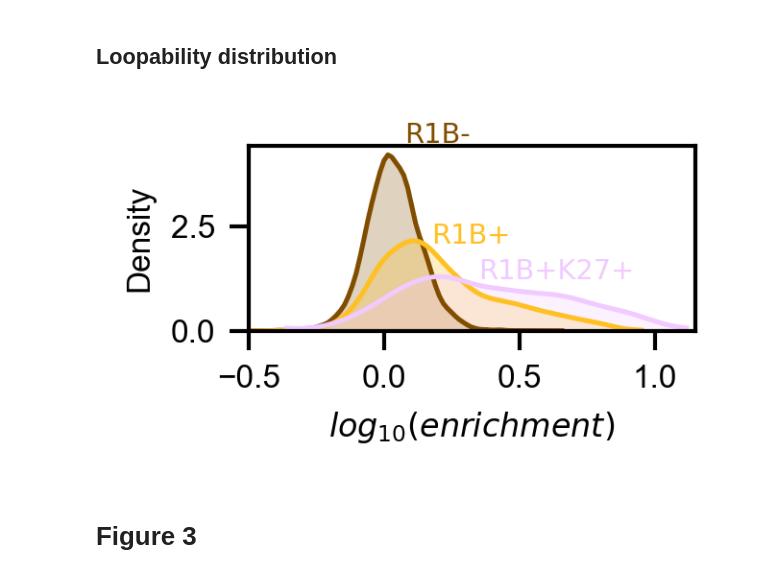
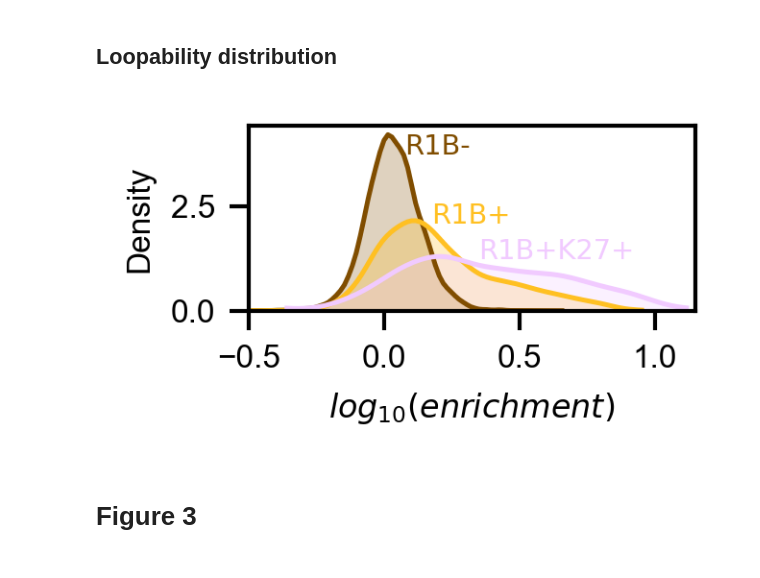
Before and after one commit to Phlya/coolpuppy_paper, a Jupyter notebook: notebook.ipynb, the cells around one changed output. Saved outputs shown, nothing was run; the diff lists cells and outputs as text; code cells hidden in the pictures.

```diff
--- a/notebook.ipynb
+++ b/notebook.ipynb
@@ -462,19 +462,19 @@ plt.savefig('Figure_panels/Fig2D.pdf', bbox_inches='tight')
 # %%
 f, ax = plt.subplots(dpi=300, figsize=(2, 0.85))
 palette = ['#804d00', '#ffc022', '#f1caff']
-locs = [(0.075, 4.5), (0.175, 2.1), (0.35, 1.25)]
+locs = [(0.075, 3.75), (0.175, 2.1), (0.35, 1.25)]
 for i, bed in enumerate(['CGI_R1Bn', 'CGI_R1Bp', 'CGI_R1BpK27p']):
     enr = data[data['regions']==bed]['Enrichment1']
     sns.kdeplot(data=np.log10(enr), cut=0, ax=ax, label=bed.replace('p', '+').replace('n', '-'), shade=True, color=palette[i])
     plt.text(locs[i][0], locs[i][1], bed.replace('p', '+').replace('n', '-')[4:], color=palette[i], size='x-small')
 plt.xlim(-0.5, 1.15)
 plt.xlabel('$log_{10}(enrichment)$')
 plt.ylabel('Density')
 ax.legend_.remove()
 make_nice(ax)
 plt.savefig('Figure_panels/Fig2E.pdf', bbox_inches='tight')
 # %% [output]
-[figure, old version]
+[figure, new version]
 # %% [markdown]
 # Figure 3
 # %% [markdown]
```
Also changed, not shown: parts of 1 cell of this notebook, 3 other files.
